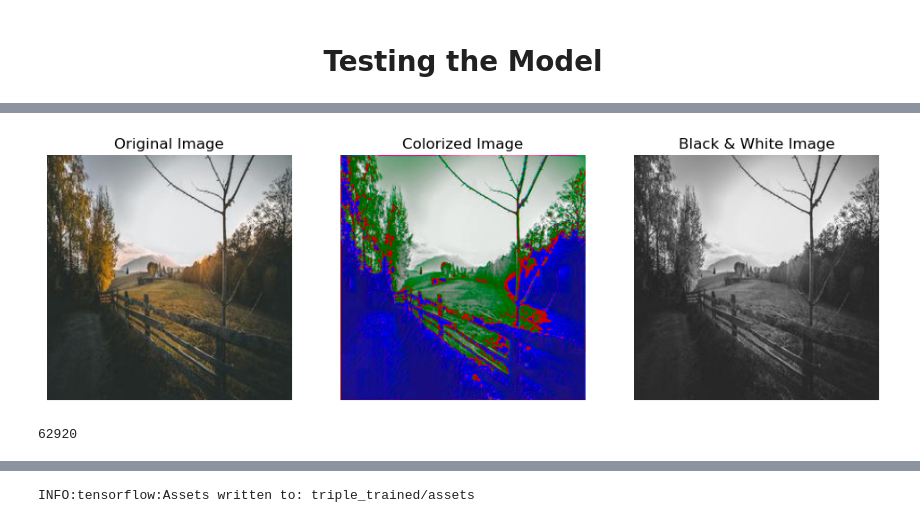
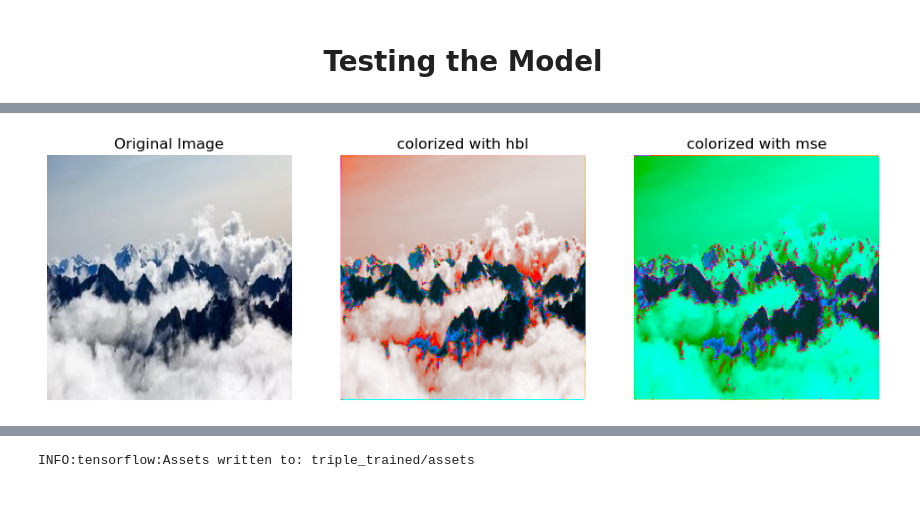
Before and after one commit to smiley-maker/Image-Colorization, a Jupyter notebook: CNN.ipynb, the cells around one changed output, grey strips where cells are left out. Drawn from its saved outputs; the diff is of its cells as text; code cells hidden in the pictures.

Commit message:
Added image comparisons between mse and my loss function

```diff
--- a/CNN.ipynb
+++ b/CNN.ipynb
@@ -475,2 +292,0 @@ TypeError: can't multiply sequence by non-int of type 'float'
-# %%
-train(X_train, y_train, batchSize=32, epochs=50, lr=0.005)
@@ -518,3 +315,8 @@ Total params: 2050 (8.01 KB)
 Trainable params: 1922 (7.51 KB)
 Non-trainable params: 128 (512.00 Byte)
 _________________________________________________________________
+# %%
+model2.compile(
+    optimizer=Adam(learning_rate=LEARNING_RATE),
+    loss="mse"
+)
@@ -521,4 +326,4 @@ _________________________________________________________________
 # %%
-NUM_EPOCHS = 150
+NUM_EPOCHS = 300
 NUM_STEPS = round(len(X_train)/NUM_EPOCHS)-1
 VAL_STEPS = round(len(X_test)//NUM_EPOCHS)-1
@@ -573,0 +386,2 @@ Epoch 150/150
+# %%
+history_model_two = model2.fit(GenerateInputs(X_train, y_train), epochs=NUM_EPOCHS, verbose=1, steps_per_epoch=NUM_STEPS, shuffle=True, validation_data=GenerateInputs(X_test, y_test), validation_steps=VAL_STEPS)
@@ -612,55 +527,52 @@ def ExtractTestInput(img):
 # %%
 # Load a sample test image
-TestImagePath = "photos/val/val_data/zl50uXt9dbs.jpg"
+TestImagePath = "datasets/unsplash/val/val_data/zODhvByGc74.jpg"
 img = cv2.imread(TestImagePath)
+img = cv2.resize(img, (256, 256))
 
 # Extract test input
 image_for_test = ExtractTestInput(img)
 
 # Make a prediction using the trained model
-Prediction = model.predict(image_for_test)
-Prediction = Prediction * 128
-Prediction = Prediction.reshape(256, 256, 2)
-#loss = image_for_test[:,:,1:]-Prediction
-print(image_for_test.shape)
+model_one_pred = model.predict(image_for_test)
+model_one_pred = model_one_pred * 128
+model_one_pred = model_one_pred.reshape(256, 256, 2)
 
-# Create Lab image with L channel from original image and predicted a,b channels
+model_two_pred = model2.predict(image_for_test)
+model_two_pred = model_two_pred * 128
+model_two_pred = model_two_pred.reshape(256, 256, 2)
+
 img_lab = cv2.cvtColor(img, cv2.COLOR_BGR2Lab)
-img_lab_colorized = img_lab.copy()
-img_lab_colorized[:, :, 1:] = Prediction
 
-newImg = np.array(image_for_test + Prediction)
-#newImg = newImg.reshape(256,256,3)
-print(newImg.shape)
+comp_hbl = img_lab.copy()
+comp_hbl[:, :, 1:] = model_one_pred
+comp_hbl = cv2.cvtColor(comp_hbl, cv2.COLOR_Lab2RGB)
 
-# Convert Lab image to RGB
-img_colorized = cv2.cvtColor(img_lab_colorized, cv2.COLOR_Lab2RGB)
+comp_mse = img_lab.copy()
+comp_mse[:, :, 1:] = model_two_pred
+comp_mse = cv2.cvtColor(comp_mse, cv2.COLOR_Lab2RGB)
 
-# Display the images
 plt.figure(figsize=(12, 6))
+plt.subplot(1, 3, 1)
 
-plt.title("Image Test")
-
-# Original Image
-plt.subplot(1, 3, 1)
+# Plotting the original image
 img_original = cv2.cvtColor(img, cv2.COLOR_BGR2RGB)
 plt.imshow(img_original)
 plt.title("Original Image")
 plt.axis('off')
 
-# Colorized Image
+# Plotting HBL Image
 plt.subplot(1, 3, 2)
-plt.imshow(img_colorized)
-plt.title("Colorized Image")
+plt.imshow(comp_hbl)
+plt.title("colorized with hbl")
 plt.axis('off')
 
-# Ground Truth Image
+# Plotting MSE Image
 plt.subplot(1, 3, 3)
-img_gray = cv2.cvtColor(img, cv2.COLOR_BGR2GRAY)
-img_gray = cv2.cvtColor(img_gray, cv2.COLOR_GRAY2RGB)
-plt.imshow(img_gray)
-plt.title("Black & White Image")
+plt.imshow(comp_mse)
+plt.title("colorized with mse")
 plt.axis('off')
 
 plt.show()
+plt.close()
 # %% [output]
@@ -670,5 +581 @@ plt.show()
-[figure, old version]
+[figure, new version]
-# %%
-len(np.unique(Prediction[:,:,0]))
-# %% [output]
-62920
```
Also changed, not shown: parts of 33 cells of this notebook.
